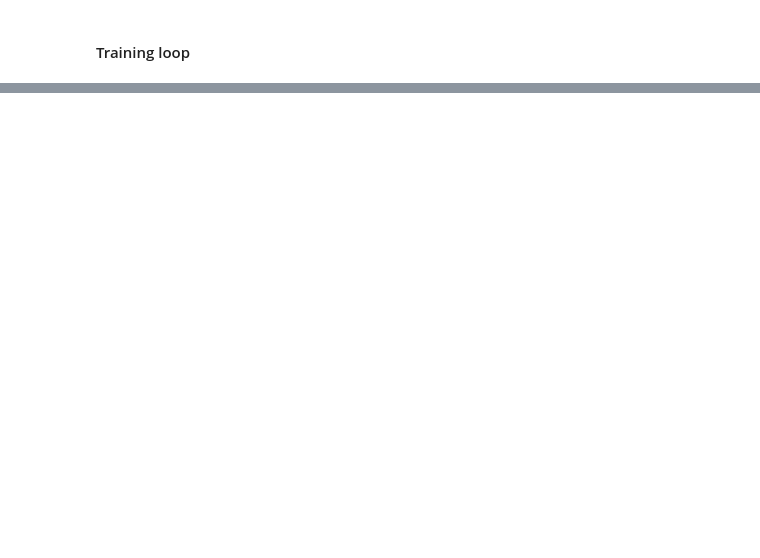
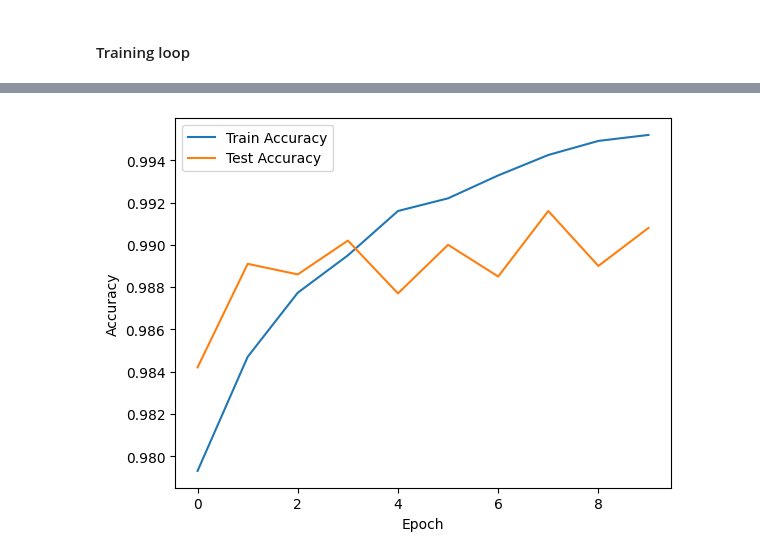
Before and after one commit to Warren-SJ/Image-Assignment-3, a Jupyter notebook: 210236P_a03.ipynb, the cells around one changed output, grey strips where cells are left out. Cells and saved outputs as stored; diff of their text form; code cells hidden in the pictures; blank space fills up the shorter version.

```diff
--- a/210236P_a03.ipynb
+++ b/210236P_a03.ipynb
@@ -406,8 +325,0 @@ Accuracy: 0.869281045751634
-# %%
-model = torchvision.models.resnet18(weights = 'IMAGENET1K_V1').to(device)
-model.fc = nn.Linear(512, len(classes)).to(device)
-for param in model.parameters():
-    param.requires_grad = False
-
-for param in model.fc.parameters():
-    param.requires_grad = True
@@ -434,23 +325,0 @@ Estimated Total Size (MB): 1335.64
-# %%
-for t in range(iterations):
-    model.train()
-    running_loss = 0.0
-    for i, data in enumerate(trainloader, 0):
-        # Get inputs and labels
-        inputs, labels = data
-        x_train, y_train = inputs.to(device), labels.to(device)
-
-        # Forward pass
-        y_pred = model(x_train)
-
-        # Loss calculation
-        loss_val = loss(y_pred, y_train)
-        loss_history.append(loss_val.item())
-        running_loss += loss_val.item()
-
-        # Backpropagation
-        optimizer.zero_grad()
-        loss_val.backward()
-        optimizer.step()
-
-    print(f"Epoch {t + 1} / {iterations}, Loss: {running_loss / len(trainloader)}")
@@ -486,0 +326,5 @@ Accuracy: 0.26143790849673204
+# %%
+lenet_model = LeNet(input_size = 28, input_channels = 1, output_size = 10).to(device)
+loss = nn.CrossEntropyLoss()
+optimizer = optim.Adam(lenet_model.parameters(), lr=0.001)
+iterations = 10
@@ -486,0 +378,2 @@ Accuracy: 0.26143790849673204
+# %%
+train_accuracy_hist, test_accuracy_hist, train_loss_hist, test_loss_hist = train(lenet_model, trainloader_mnist, testloader_mnist, iterations, optimizer, loss, device)
@@ -486,0 +391,9 @@ Accuracy: 0.26143790849673204
+# %%
+plt.plot(train_accuracy_hist, label='Train Accuracy')
+plt.plot(test_accuracy_hist, label='Test Accuracy')
+plt.xlabel('Epoch')
+plt.ylabel('Accuracy')
+plt.legend()
+plt.show()
+# %% [output]
+[figure, added]
```
Also changed, not shown: parts of 53 cells of this notebook.
